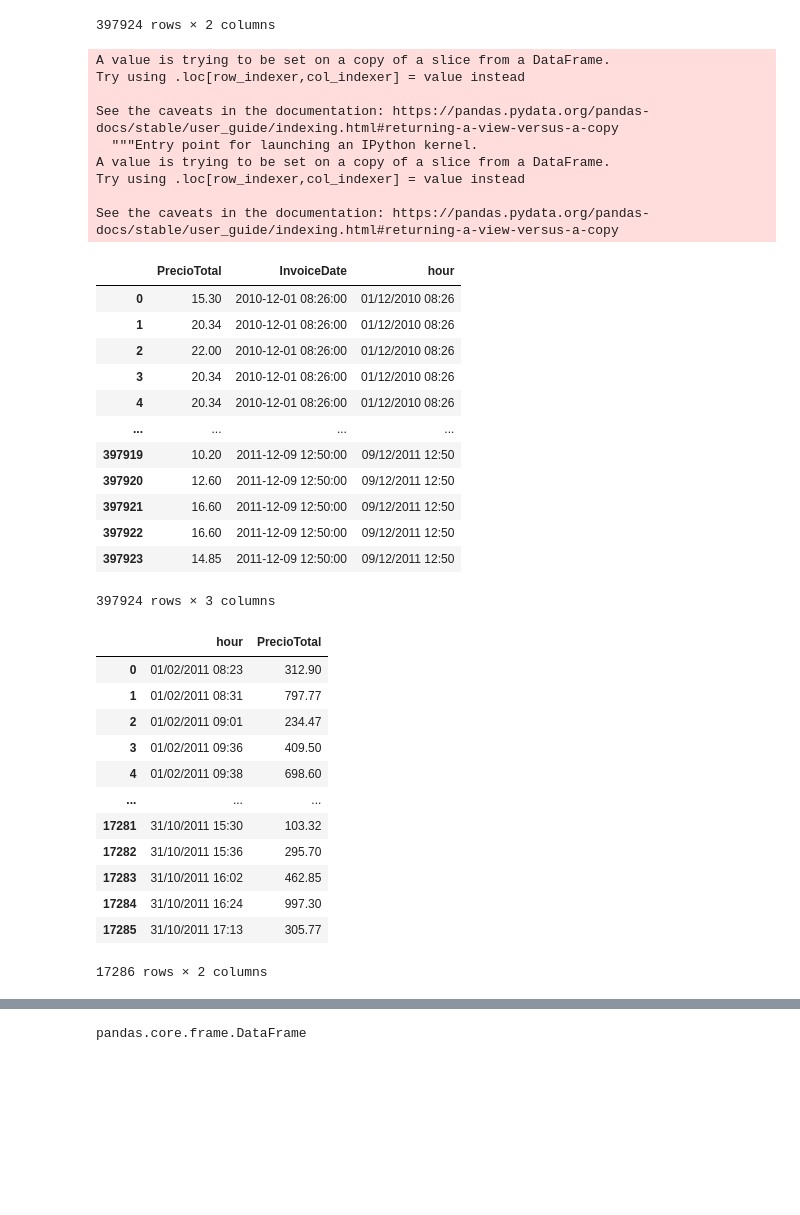
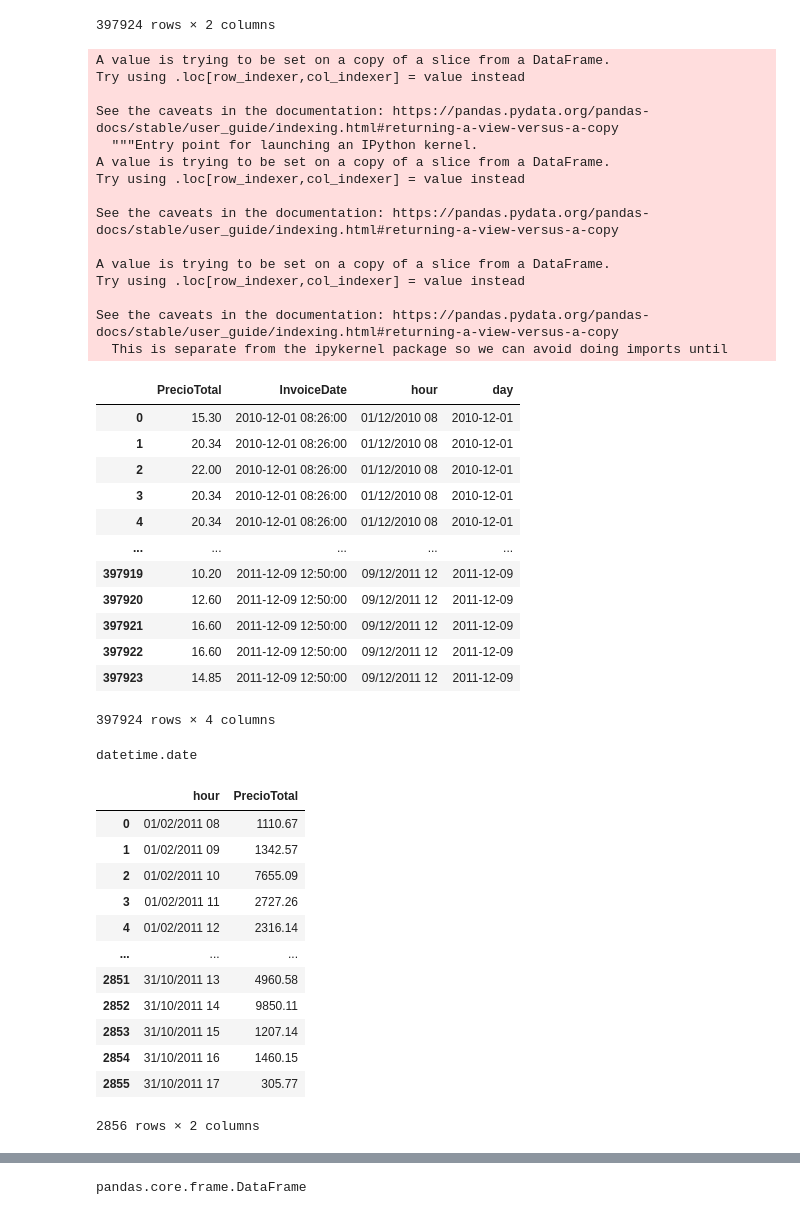
Before and after one commit to SBGuillermo/TFM-AnalisisComercio, a Jupyter notebook: Notebooks/6_Serie_Temporal.ipynb, the cells around one changed output, grey strips where cells are left out. Drawn from its saved outputs; the diff is of its cells as text; code cells hidden in the pictures; blank space fills up the shorter version.

```diff
--- a/Notebooks/6_Serie_Temporal.ipynb
+++ b/Notebooks/6_Serie_Temporal.ipynb
@@ -116,28 +123,39 @@ TSdf
 397924 rows × 2 columns
 # %%
 TSdf['InvoiceDate'] = pd.to_datetime(TSdf['InvoiceDate'])
-TSdf["hour"]=TSdf["InvoiceDate"].dt.strftime("%d/%m/%Y %H:%M")
+TSdf["hour"]=TSdf["InvoiceDate"].dt.strftime("%d/%m/%Y %H")
+TSdf["day"]=TSdf["InvoiceDate"].dt.date
 TSdf
 # %% [output]
 A value is trying to be set on a copy of a slice from a DataFrame.
 Try using .loc[row_indexer,col_indexer] = value instead
 
 See the caveats in the documentation: https://pandas.pydata.org/pandas-docs/stable/user_guide/indexing.html#returning-a-view-versus-a-copy
   """Entry point for launching an IPython kernel.
 A value is trying to be set on a copy of a slice from a DataFrame.
 Try using .loc[row_indexer,col_indexer] = value instead
 
 See the caveats in the documentation: https://pandas.pydata.org/pandas-docs/stable/user_guide/indexing.html#returning-a-view-versus-a-copy
+
+A value is trying to be set on a copy of a slice from a DataFrame.
+Try using .loc[row_indexer,col_indexer] = value instead
+
+See the caveats in the documentation: https://pandas.pydata.org/pandas-docs/stable/user_guide/indexing.html#returning-a-view-versus-a-copy
+  This is separate from the ipykernel package so we can avoid doing imports until
-|  | PrecioTotal | InvoiceDate | hour |
-| 0 | 15.30 | 2010-12-01 08:26:00 | 01/12/2010 08:26 |
-| 1 | 20.34 | 2010-12-01 08:26:00 | 01/12/2010 08:26 |
-| 2 | 22.00 | 2010-12-01 08:26:00 | 01/12/2010 08:26 |
-| 3 | 20.34 | 2010-12-01 08:26:00 | 01/12/2010 08:26 |
-| 4 | 20.34 | 2010-12-01 08:26:00 | 01/12/2010 08:26 |
-| ... | ... | ... | ... |
-| 397919 | 10.20 | 2011-12-09 12:50:00 | 09/12/2011 12:50 |
-| 397920 | 12.60 | 2011-12-09 12:50:00 | 09/12/2011 12:50 |
-| 397921 | 16.60 | 2011-12-09 12:50:00 | 09/12/2011 12:50 |
-| 397922 | 16.60 | 2011-12-09 12:50:00 | 09/12/2011 12:50 |
-| 397923 | 14.85 | 2011-12-09 12:50:00 | 09/12/2011 12:50 |
+|  | PrecioTotal | InvoiceDate | hour | day |
+| 0 | 15.30 | 2010-12-01 08:26:00 | 01/12/2010 08 | 2010-12-01 |
+| 1 | 20.34 | 2010-12-01 08:26:00 | 01/12/2010 08 | 2010-12-01 |
+| 2 | 22.00 | 2010-12-01 08:26:00 | 01/12/2010 08 | 2010-12-01 |
+| 3 | 20.34 | 2010-12-01 08:26:00 | 01/12/2010 08 | 2010-12-01 |
+| 4 | 20.34 | 2010-12-01 08:26:00 | 01/12/2010 08 | 2010-12-01 |
+| ... | ... | ... | ... | ... |
+| 397919 | 10.20 | 2011-12-09 12:50:00 | 09/12/2011 12 | 2011-12-09 |
+| 397920 | 12.60 | 2011-12-09 12:50:00 | 09/12/2011 12 | 2011-12-09 |
+| 397921 | 16.60 | 2011-12-09 12:50:00 | 09/12/2011 12 | 2011-12-09 |
+| 397922 | 16.60 | 2011-12-09 12:50:00 | 09/12/2011 12 | 2011-12-09 |
+| 397923 | 14.85 | 2011-12-09 12:50:00 | 09/12/2011 12 | 2011-12-09 |
-397924 rows × 3 columns
+397924 rows × 4 columns
+# %%
+type(TSdf.iloc[1,3])
+# %% [output]
+datetime.date
@@ -144,17 +165,17 @@ See the caveats in the documentation: https://pandas.pydata.org/pandas-docs/stab
 # %%
-TSdf= TSdf.groupby('hour').sum().reset_index()
-TSdf
+TSdfh= TSdfh.groupby('hour').sum().reset_index()
+TSdfh
 # %% [output]
 |  | hour | PrecioTotal |
-| 0 | 01/02/2011 08:23 | 312.90 |
-| 1 | 01/02/2011 08:31 | 797.77 |
-| 2 | 01/02/2011 09:01 | 234.47 |
-| 3 | 01/02/2011 09:36 | 409.50 |
-| 4 | 01/02/2011 09:38 | 698.60 |
+| 0 | 01/02/2011 08 | 1110.67 |
+| 1 | 01/02/2011 09 | 1342.57 |
+| 2 | 01/02/2011 10 | 7655.09 |
+| 3 | 01/02/2011 11 | 2727.26 |
+| 4 | 01/02/2011 12 | 2316.14 |
 | ... | ... | ... |
-| 17281 | 31/10/2011 15:30 | 103.32 |
-| 17282 | 31/10/2011 15:36 | 295.70 |
-| 17283 | 31/10/2011 16:02 | 462.85 |
-| 17284 | 31/10/2011 16:24 | 997.30 |
-| 17285 | 31/10/2011 17:13 | 305.77 |
+| 2851 | 31/10/2011 13 | 4960.58 |
+| 2852 | 31/10/2011 14 | 9850.11 |
+| 2853 | 31/10/2011 15 | 1207.14 |
+| 2854 | 31/10/2011 16 | 1460.15 |
+| 2855 | 31/10/2011 17 | 305.77 |
-17286 rows × 2 columns
+2856 rows × 2 columns
```
Also changed, not shown: parts of 15 cells of this notebook.
